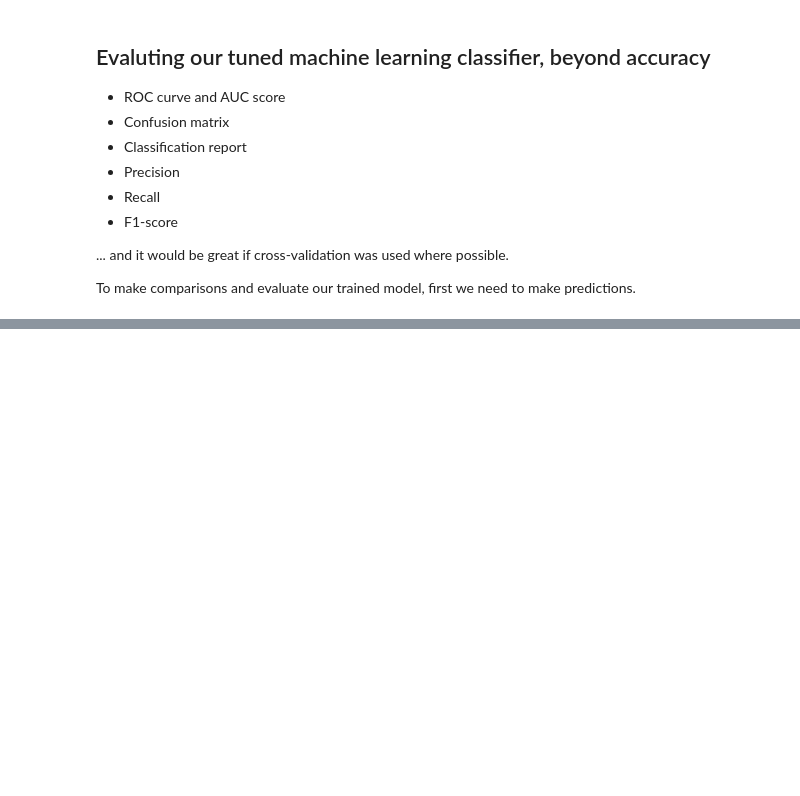
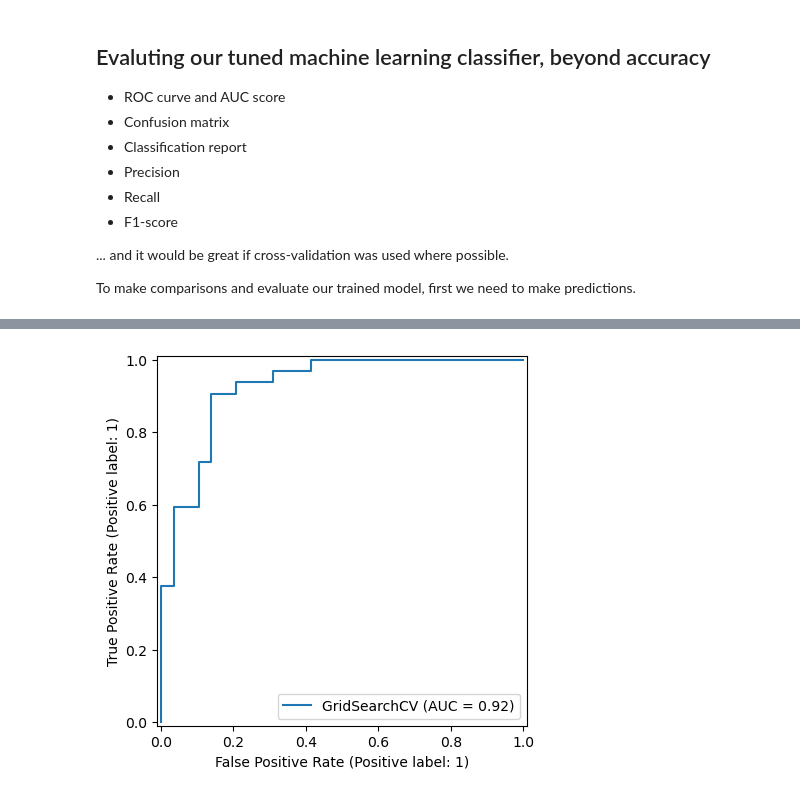
Before and after one commit to Hamedkalantari0111/machine_learning, a Jupyter notebook: Sec11-MilestoneProject I/end-to-end-heart-disease-classification2.ipynb, the cells around one changed output, grey strips where cells are left out. Drawn from its saved outputs; the diff is of its cells as text; code cells hidden in the pictures; blank space fills up the shorter version.

```diff
--- a/Sec11-MilestoneProject I/end-to-end-heart-disease-classification2.ipynb
+++ b/Sec11-MilestoneProject I/end-to-end-heart-disease-classification2.ipynb
@@ -749,0 +774,5 @@ To make comparisons and evaluate our trained model, first we need to make predic
+# %%
+# Plot ROC-curve and calculate and calculate AUC metric
+RocCurveDisplay.from_estimator(gs_log_reg, X_test, y_test);
+# %% [output]
+[figure, added]
```
Also changed, not shown: parts of 32 cells of this notebook, 2 other files.
